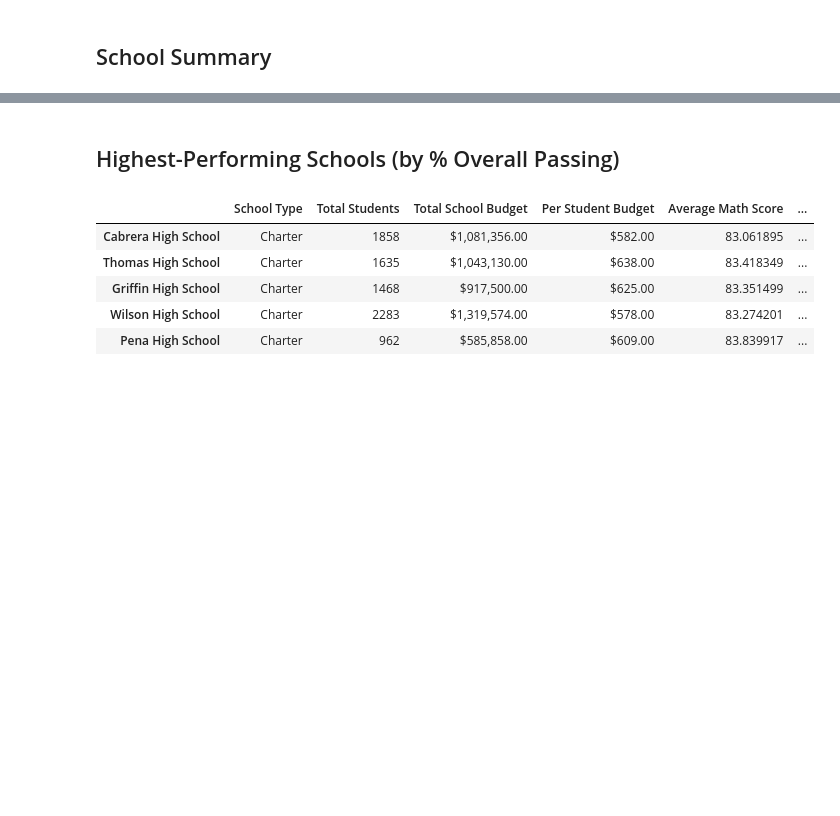
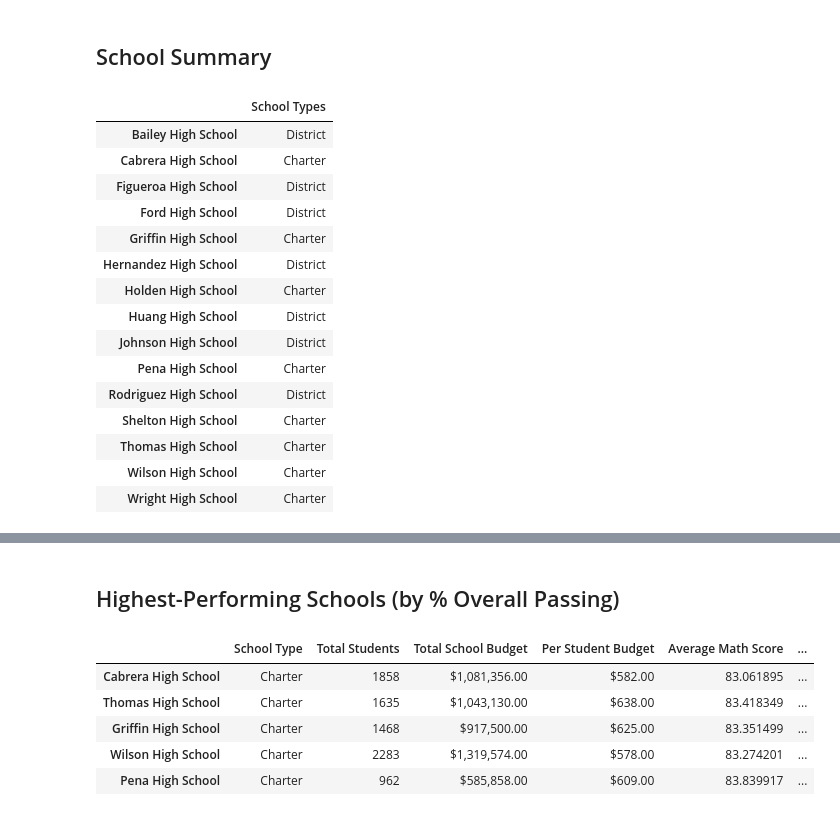
Before and after one commit to AdalbertPayan/pandas-challenge, a Jupyter notebook: Starter_Code/PyCitySchools/PyCitySchools_starter.ipynb, the cells around one changed output, grey strips where cells are left out. Cells and saved outputs as stored; diff of their text form; code cells hidden in the pictures; blank space fills up the shorter version.

```diff
--- a/Starter_Code/PyCitySchools/PyCitySchools_starter.ipynb
+++ b/Starter_Code/PyCitySchools/PyCitySchools_starter.ipynb
@@ -104,4 +121,27 @@ district_summary
 ## School Summary
 # %%
 # Use the code provided to select all of the school types
-school_types =
+all_schools = school_data_complete.groupby(['school_name'])
+school_types = all_schools['type'].first()
+school_category = pd.DataFrame({'School Types': school_types})
+
+school_category.index.name = None
+
+school_category
+# %% [output]
+|  | School Types |
+| Bailey High School | District |
+| Cabrera High School | Charter |
+| Figueroa High School | District |
+| Ford High School | District |
+| Griffin High School | Charter |
+| Hernandez High School | District |
+| Holden High School | Charter |
+| Huang High School | District |
+| Johnson High School | District |
+| Pena High School | Charter |
+| Rodriguez High School | District |
+| Shelton High School | Charter |
+| Thomas High School | Charter |
+| Wilson High School | Charter |
+| Wright High School | Charter |
```
Also changed, not shown: parts of 10 cells of this notebook.
